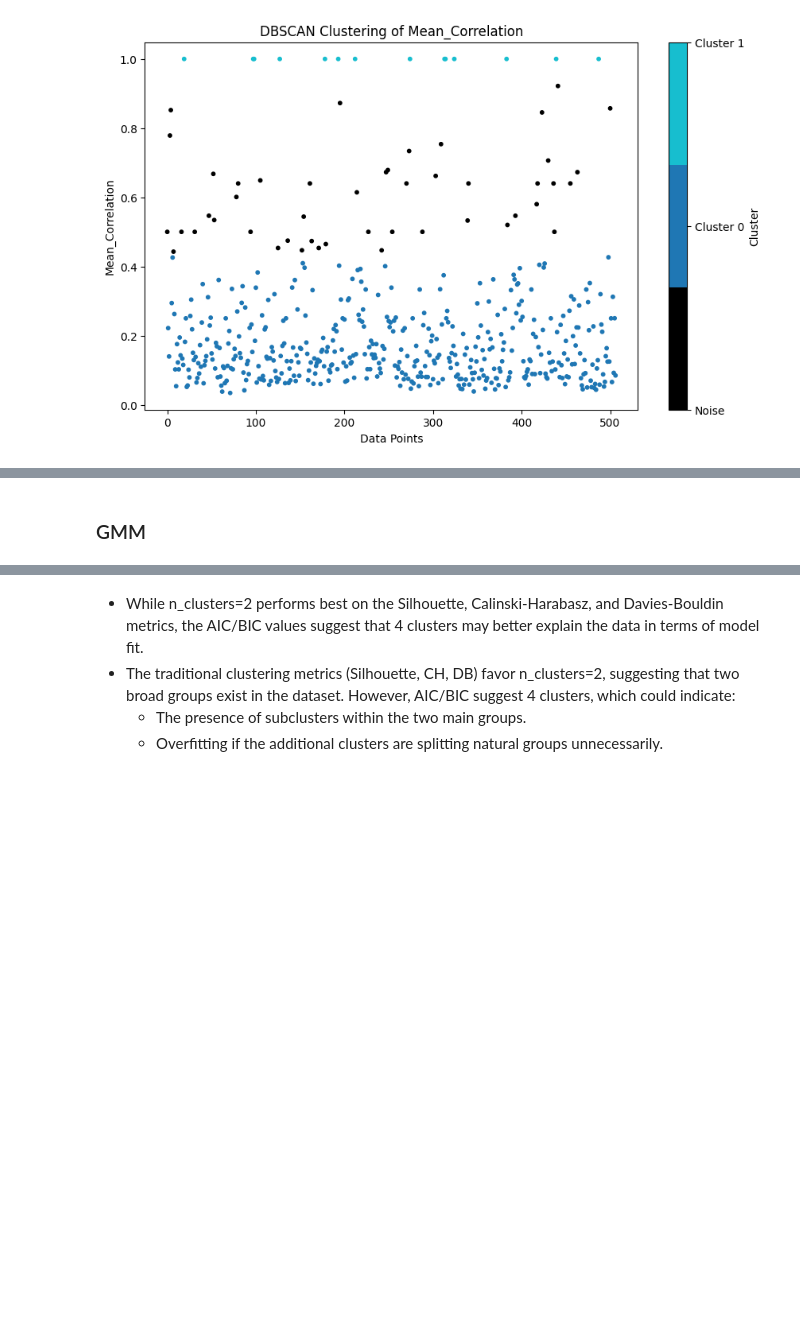
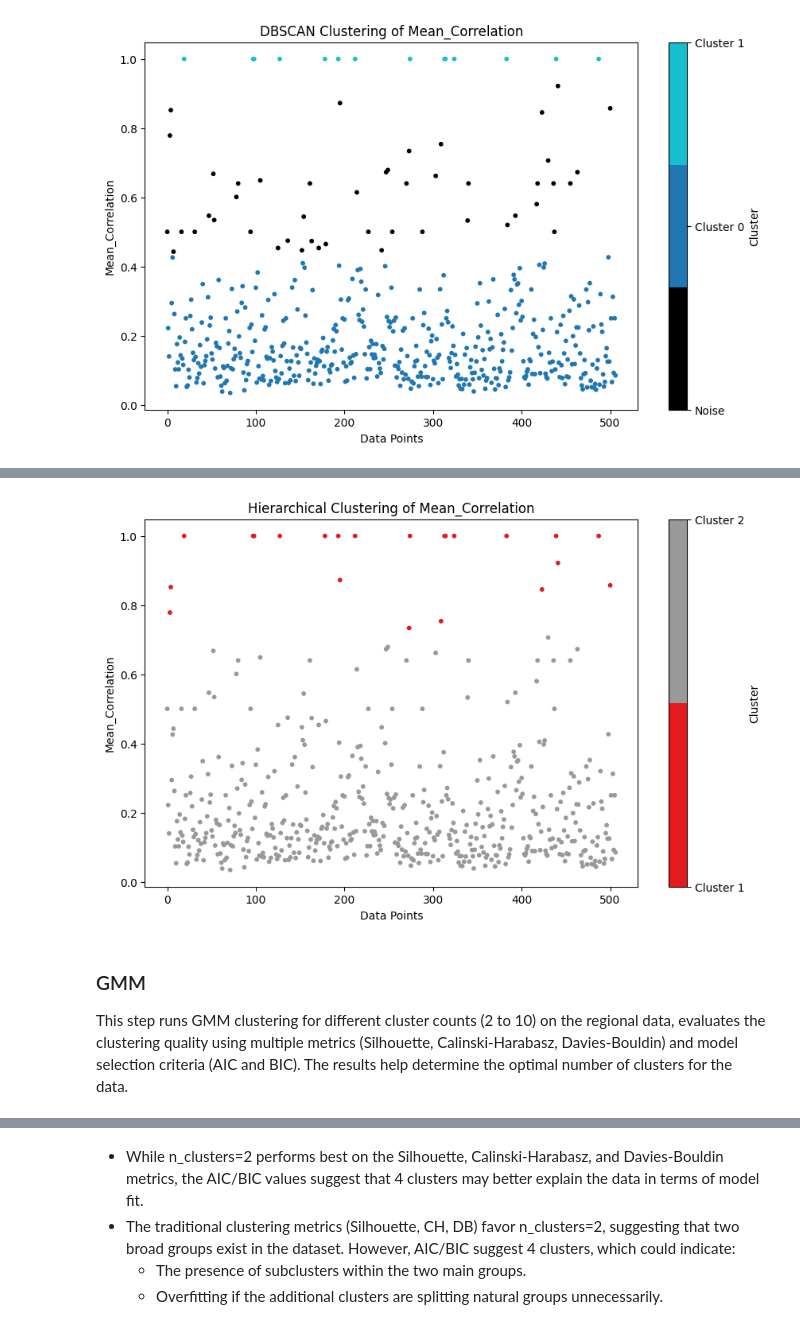
Before and after one commit to killica/Cluster-analysis-of-epigenome, a Jupyter notebook: ClusterAnalysisOfEpigenome.ipynb, the cells around one changed output, grey strips where cells are left out. Cells and saved outputs as stored; diff of their text form; code cells hidden in the pictures; blank space fills up the shorter version.

```diff
--- a/ClusterAnalysisOfEpigenome.ipynb
+++ b/ClusterAnalysisOfEpigenome.ipynb
@@ -993,0 +1145,30 @@ Best Davies Bouldin score: 0.12980646651280783 for: 3 clusters
+# %%
+# Visualize clusters
+regions_df["Cluster"] = best_clusters
+
+# Define a custom colormap where
+unique_clusters = np.unique(best_clusters)  # На пример [1,2,3...]
+num_clusters = len(unique_clusters)
+colors = plt.cm.Set1(np.linspace(0, 1, num_clusters))
+custom_cmap = ListedColormap(colors)
+
+# Scatter plot for Mean_Correlation
+plt.figure(figsize=(10, 6))
+scatter = plt.scatter(range(len(regions_df)),
+                      regions_df["Mean_Correlation"],
+                      c=regions_df["Cluster"],
+                      cmap=custom_cmap,
+                      s=10)
+
+# Colour bar
+cbar = plt.colorbar(scatter, ticks=np.arange(1, num_clusters + 1))
+cbar.ax.set_yticklabels([f'Cluster {i}' for i in range(1, num_clusters + 1)])
+cbar.set_label('Cluster')
+
+# Plot titles and labels
+plt.title('Hierarchical Clustering of Mean_Correlation')
+plt.xlabel('Data Points')
+plt.ylabel('Mean_Correlation')
+plt.show()
+# %% [output]
+[figure, added]
@@ -994,3 +1179,5 @@ Best Davies Bouldin score: 0.12980646651280783 for: 3 clusters
 # %% [markdown]
 ### GMM
+
+This step runs GMM clustering for different cluster counts (2 to 10) on the regional data, evaluates the clustering quality using multiple metrics (Silhouette, Calinski-Harabasz, Davies-Bouldin) and model selection criteria (AIC and BIC). The results help determine the optimal number of clusters for the data.
 # %%
```
Also changed, not shown: parts of 48 cells of this notebook, 6 other files.
